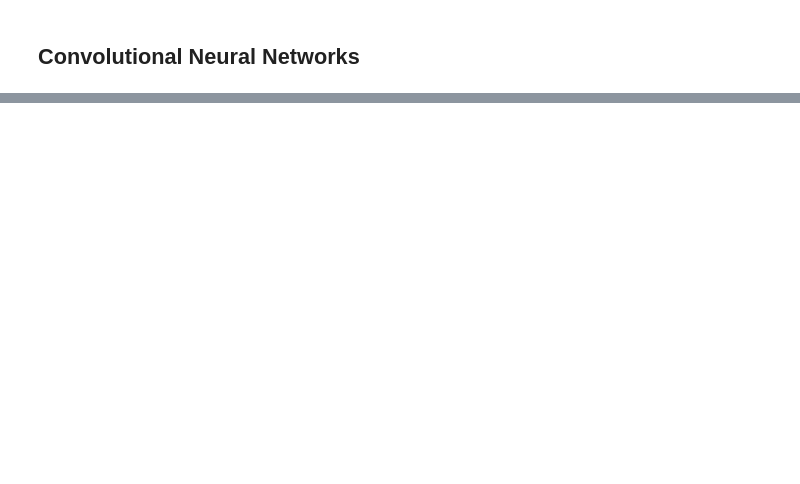
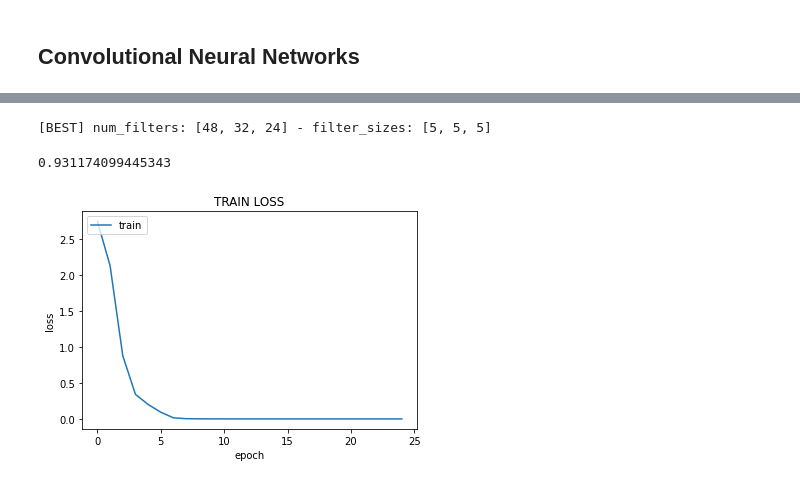
Before and after one commit to jeffcav/face-recog, a Jupyter notebook: yalefaces.ipynb, the cells around one changed output, grey strips where cells are left out. Cells and saved outputs as stored; diff of their text form; code cells hidden in the pictures; blank space fills up the shorter version.

```diff
--- a/yalefaces.ipynb
+++ b/yalefaces.ipynb
@@ -339,3 +274,3 @@ Score (compressed): 0.8
 # %%
-mlp_classifier = MLPClassifier(solver='adam', learning_rate_init=0.001, random_state=1)
+mlp_classifier = MLPClassifier(solver='adam', learning_rate_init=0.001, random_state=1, hidden_layer_sizes=())
 mlp_classifier.fit(X_train, y_train)
@@ -373,6 +296,6 @@ from keras import backend as K
 from keras.optimizers import SGD
 from src.python.models.lenet import LeNet
 
-cnn = LeNet.build(numChannels=1, imgRows=243, imgCols=320, numClasses=15, weightsPath=None)
+# cnn = LeNet.build(numChannels=1, imgRows=243, imgCols=320, numClasses=15, weightsPath=None)
 
-cnn.compile(loss="categorical_crossentropy", optimizer=SGD(learning_rate=0.01), metrics=["accuracy"])
+# cnn.compile(loss="categorical_crossentropy", optimizer=SGD(learning_rate=0.01), metrics=["accuracy"])
@@ -407,5 +317,3 @@ cnn_testX = cnn_testX.astype("float32") / 255.0
 
 cnn_train_y = to_categorical(y_train)
 cnn_test_y = to_categorical(y_test)
-# %%
-cnn.fit(cnn_trainX, cnn_train_y, batch_size=32, epochs=50, verbose=1)
@@ -435,0 +385,19 @@ Epoch 50/50
+# %%
+print(f"[BEST] num_filters: {best_num_filters} - filter_sizes: {best_filters_sizes}")
+cnn = LeNet.build(numChannels=1, imgRows=243, imgCols=320, numClasses=15, activation='relu', weightsPath=None, num_filters=best_num_filters, filter_sizes=best_filters_sizes, dense_width=128)
+history = cnn.fit(cnn_trainX, cnn_train_y, batch_size=8, epochs=25, verbose=0)
+# %% [output]
+[BEST] num_filters: [48, 32, 24] - filter_sizes: [5, 5, 5]
+# %%
+print(best_acc)
+# %% [output]
+0.931174099445343
+# %%
+plt.plot(history.history['loss'])
+plt.title('TRAIN LOSS')
+plt.ylabel('loss')
+plt.xlabel('epoch')
+plt.legend(['train', 'val'], loc='upper left')
+plt.show()
+# %% [output]
+[figure, added]
```
Also changed, not shown: parts of 24 cells of this notebook, 2 other files.
